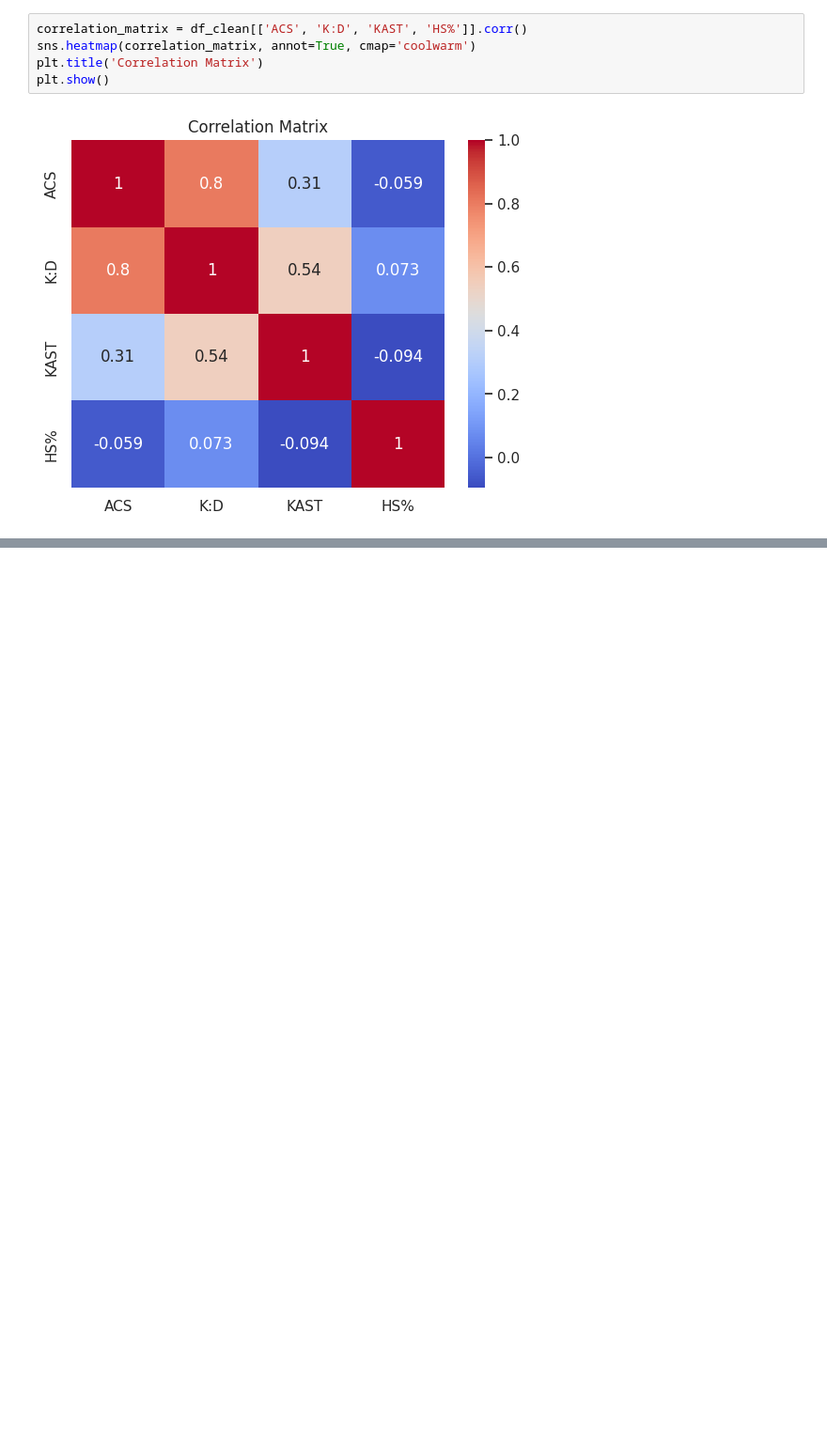
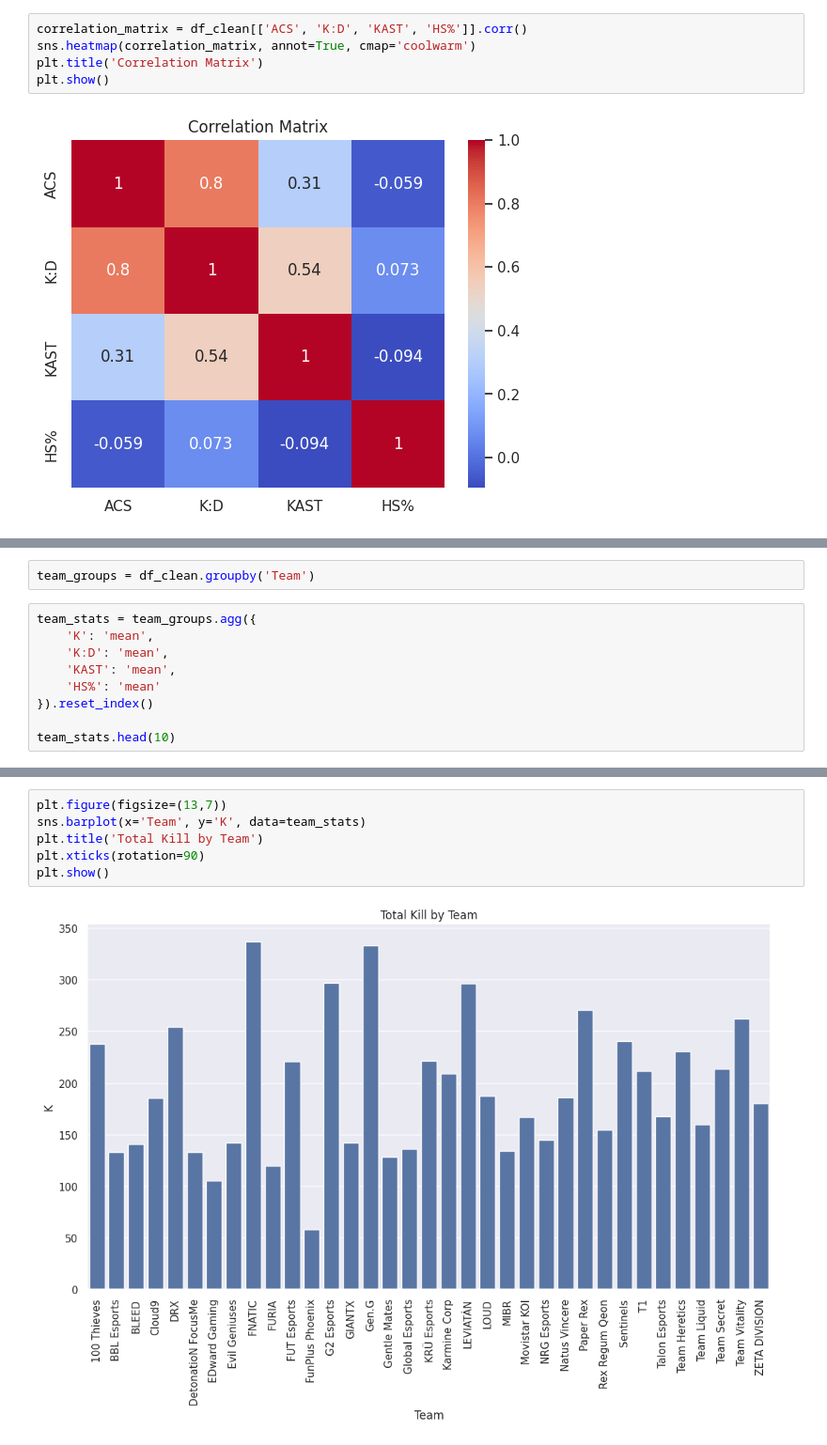
Before and after one commit to xyzaraa/colab-exercise, a Jupyter notebook: Valorant_Champions_Tour_2024.ipynb, the cells around one changed output, grey strips where cells are left out. Shown at 94% size. Drawn from its saved outputs; the diff is of its cells as text; blank space fills up the shorter version.

Commit message:
adding more analysis data

```diff
--- a/Valorant_Champions_Tour_2024.ipynb
+++ b/Valorant_Champions_Tour_2024.ipynb
@@ -182,0 +185,11 @@ plt.show()
+# %%
+team_groups = df_clean.groupby('Team')
+# %%
+team_stats = team_groups.agg({
+    'K': 'mean',
+    'K:D': 'mean',
+    'KAST': 'mean',
+    'HS%': 'mean'
+}).reset_index()
+
+team_stats.head(10)
@@ -182,0 +208,8 @@ plt.show()
+# %%
+plt.figure(figsize=(13,7))
+sns.barplot(x='Team', y='K', data=team_stats)
+plt.title('Total Kill by Team')
+plt.xticks(rotation=90)
+plt.show()
+# %% [output]
+[figure, added]
```
Also changed, not shown: parts of 8 cells of this notebook.
